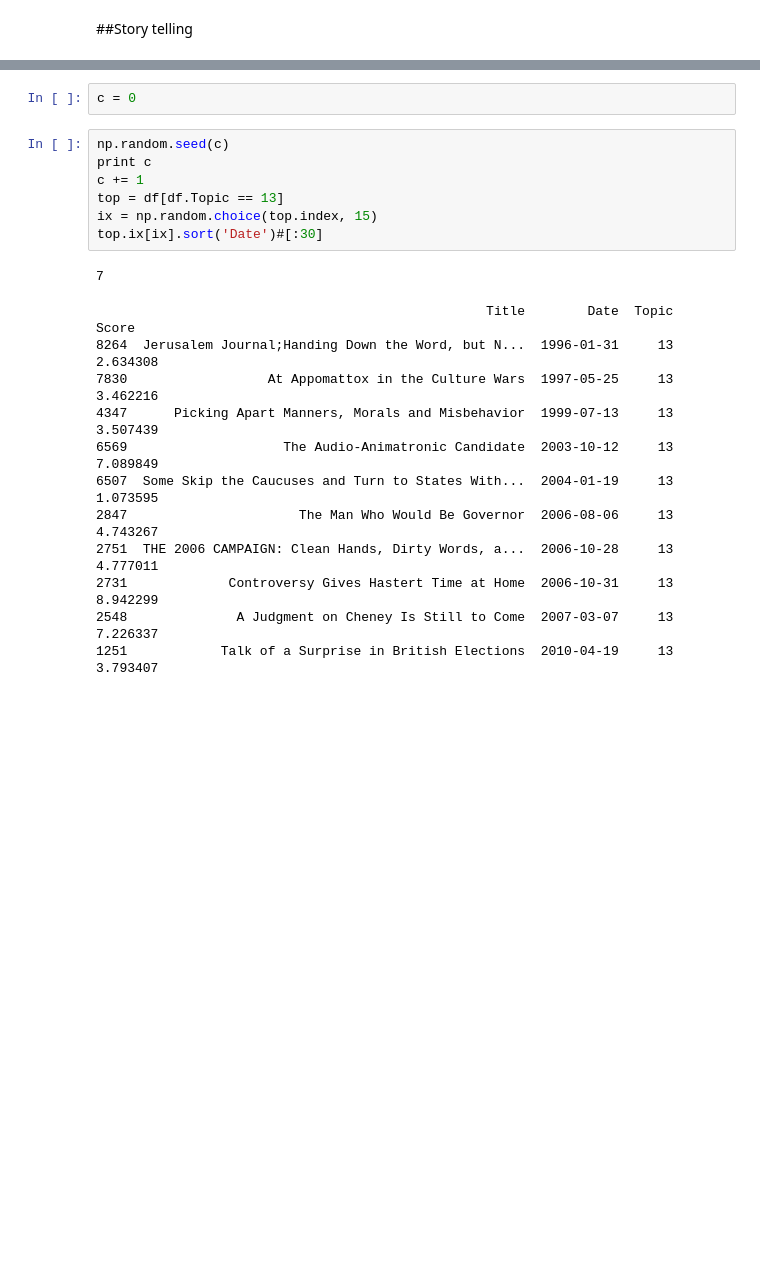
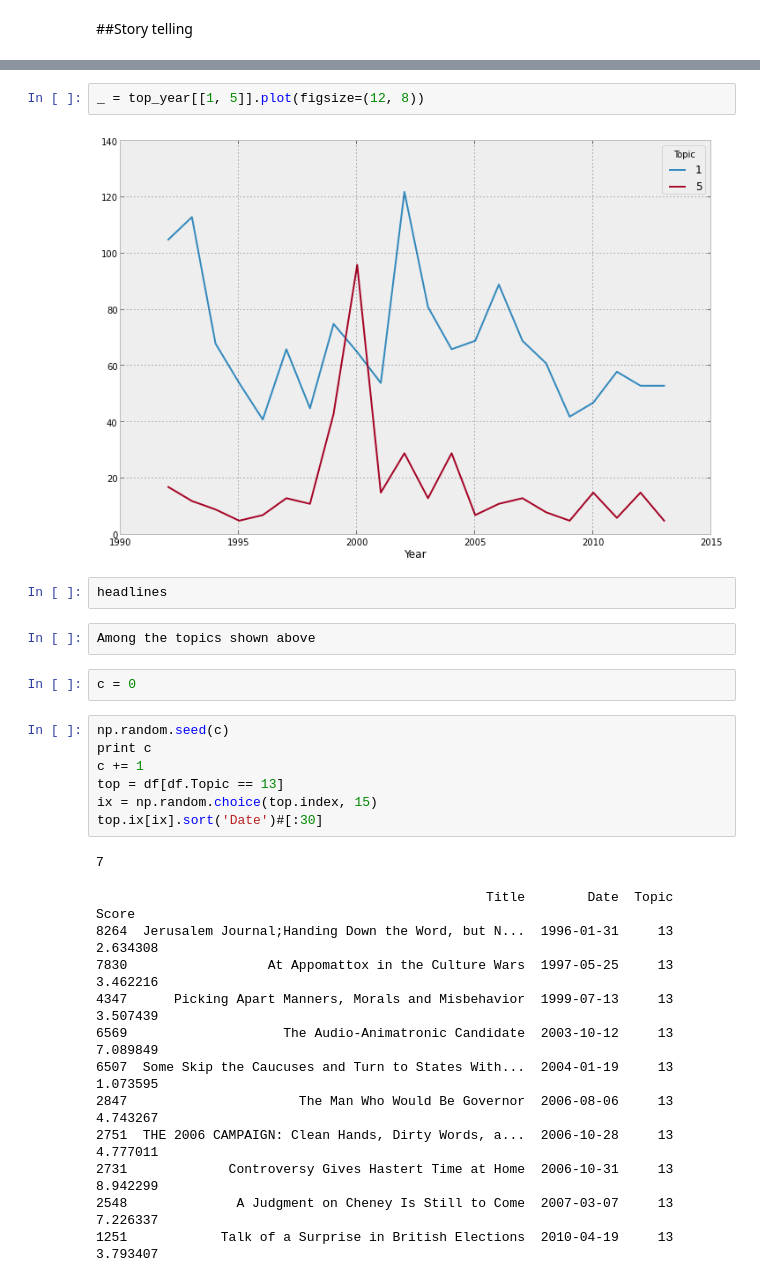
Before and after one commit to wcbeard/nyt-nlp, a Jupyter notebook: nyt-nlp.ipynb, the cells around one changed output, grey strips where cells are left out. Saved outputs shown, nothing was run; the diff lists cells and outputs as text; blank space fills up the shorter version.

```diff
--- a/nyt-nlp.ipynb
+++ b/nyt-nlp.ipynb
@@ -461,3 +541,11 @@ top_wds_df.apply(lambda s: s.map(top_wd_freq))
+# %%
+_ = top_year[[1, 5]].plot(figsize=(12, 8))
+# %% [output]
+[figure, added]
+# %%
+headlines
+# %%
+Among the topics shown above
 # %%
 c = 0
 # %%
```
Also changed, not shown: parts of 75 cells of this notebook, 1 other file.
